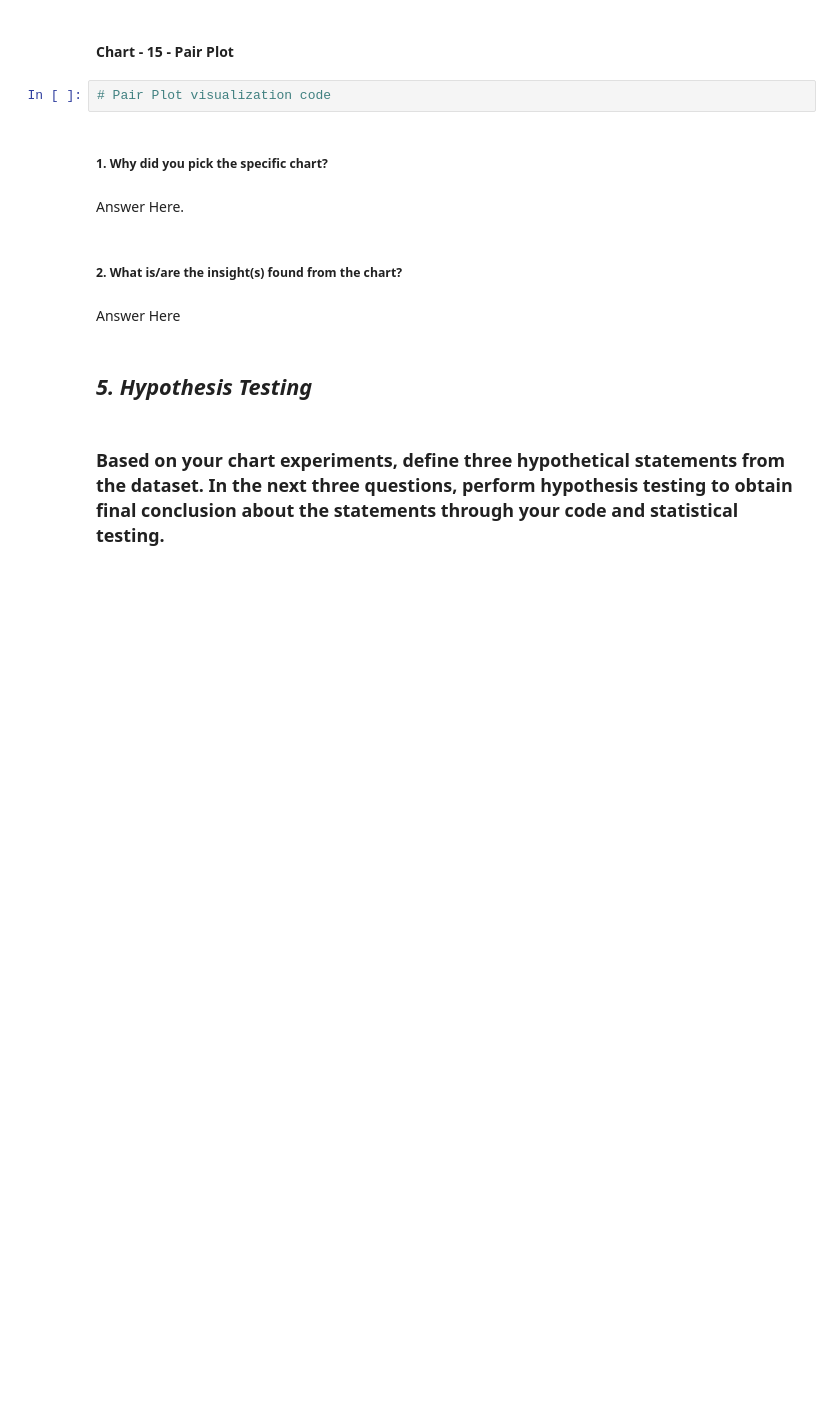
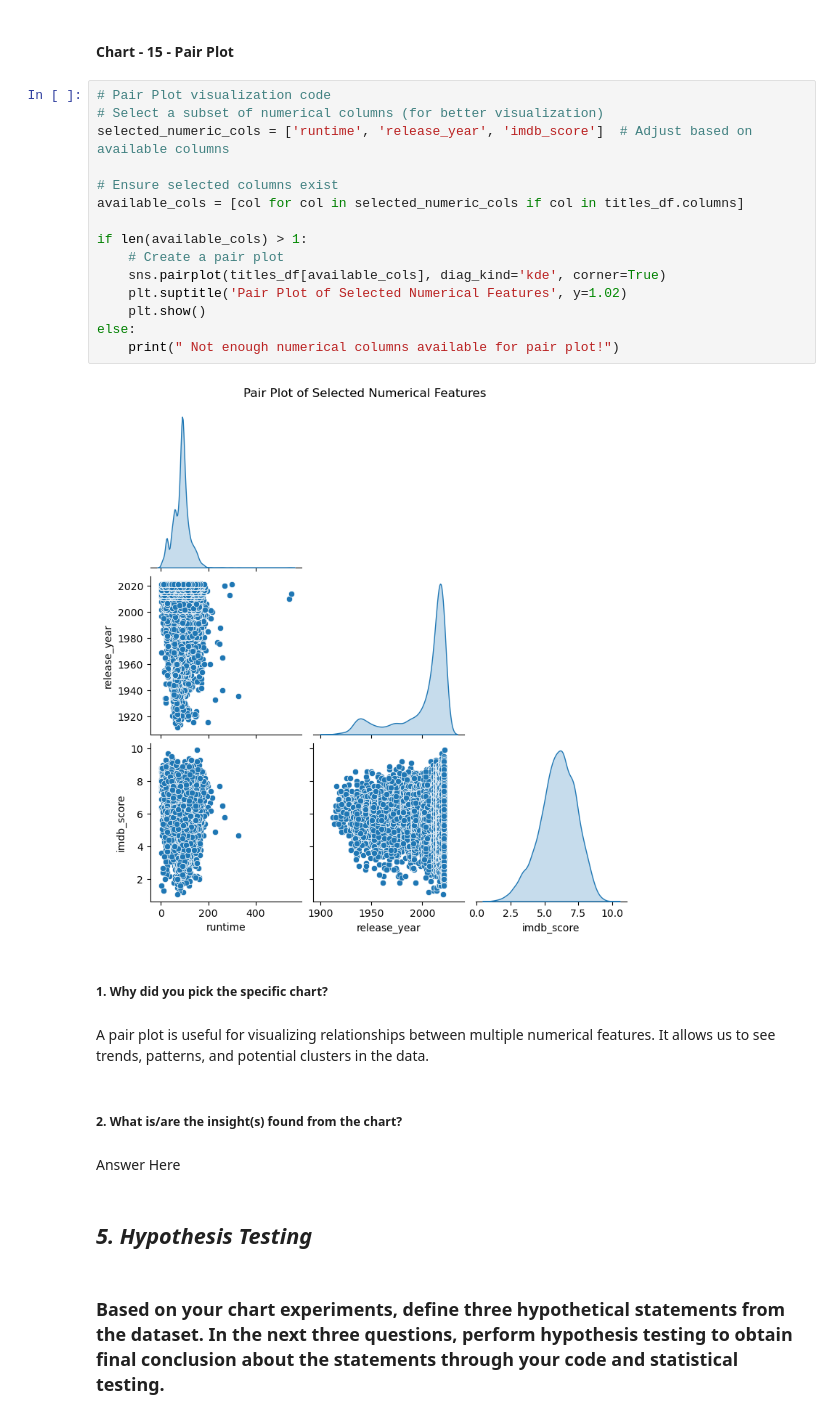
Before and after one commit to Shanmuganathan2004/Labmentix-Internship, a Jupyter notebook: WEEK-2/ML-week2-submission.ipynb, the cells around one changed output. Drawn from its saved outputs; the diff is of its cells as text; blank space fills up the shorter version.

```diff
--- a/WEEK-2/ML-week2-submission.ipynb
+++ b/WEEK-2/ML-week2-submission.ipynb
@@ -759,11 +784,26 @@ Answer Here
 # %% [markdown]
 #### Chart - 15 - Pair Plot
-# %%
-# Pair Plot visualization code
+# %%
+# Pair Plot visualization code
+# Select a subset of numerical columns (for better visualization)
+selected_numeric_cols = ['runtime', 'release_year', 'imdb_score']  # Adjust based on available columns
+
+# Ensure selected columns exist
+available_cols = [col for col in selected_numeric_cols if col in titles_df.columns]
+
+if len(available_cols) > 1:
+    # Create a pair plot
+    sns.pairplot(titles_df[available_cols], diag_kind='kde', corner=True)
+    plt.suptitle('Pair Plot of Selected Numerical Features', y=1.02)
+    plt.show()
+else:
+    print(" Not enough numerical columns available for pair plot!")
+# %% [output]
+[figure, added]
 # %% [markdown]
 ##### 1. Why did you pick the specific chart?
-# %% [markdown]
-Answer Here.
+# %% [markdown]
+A pair plot is useful for visualizing relationships between multiple numerical features. It allows us to see trends, patterns, and potential clusters in the data.
 # %% [markdown]
 ##### 2. What is/are the insight(s) found from the chart?
 # %% [markdown]
```
Also changed, not shown: parts of 11 cells of this notebook.
